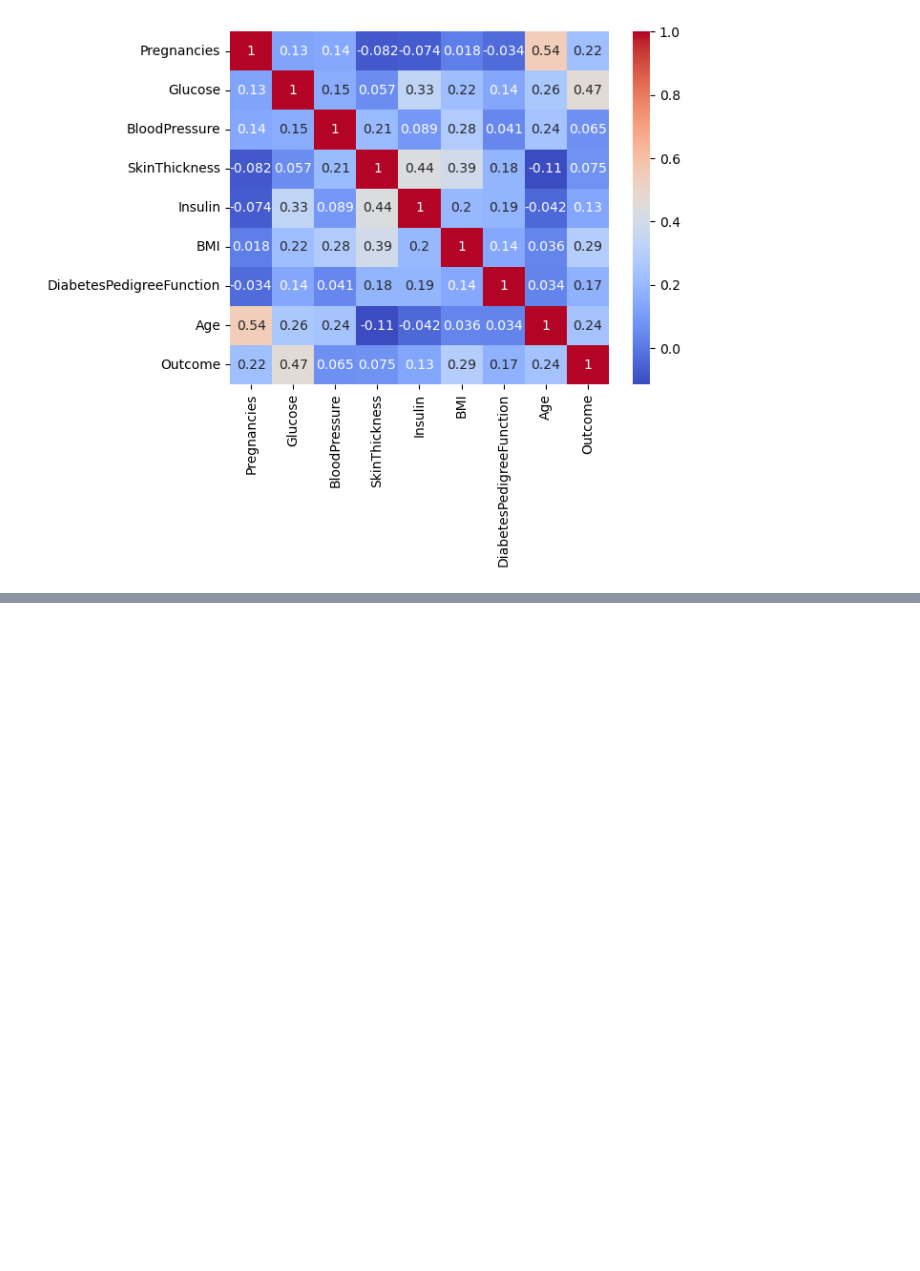
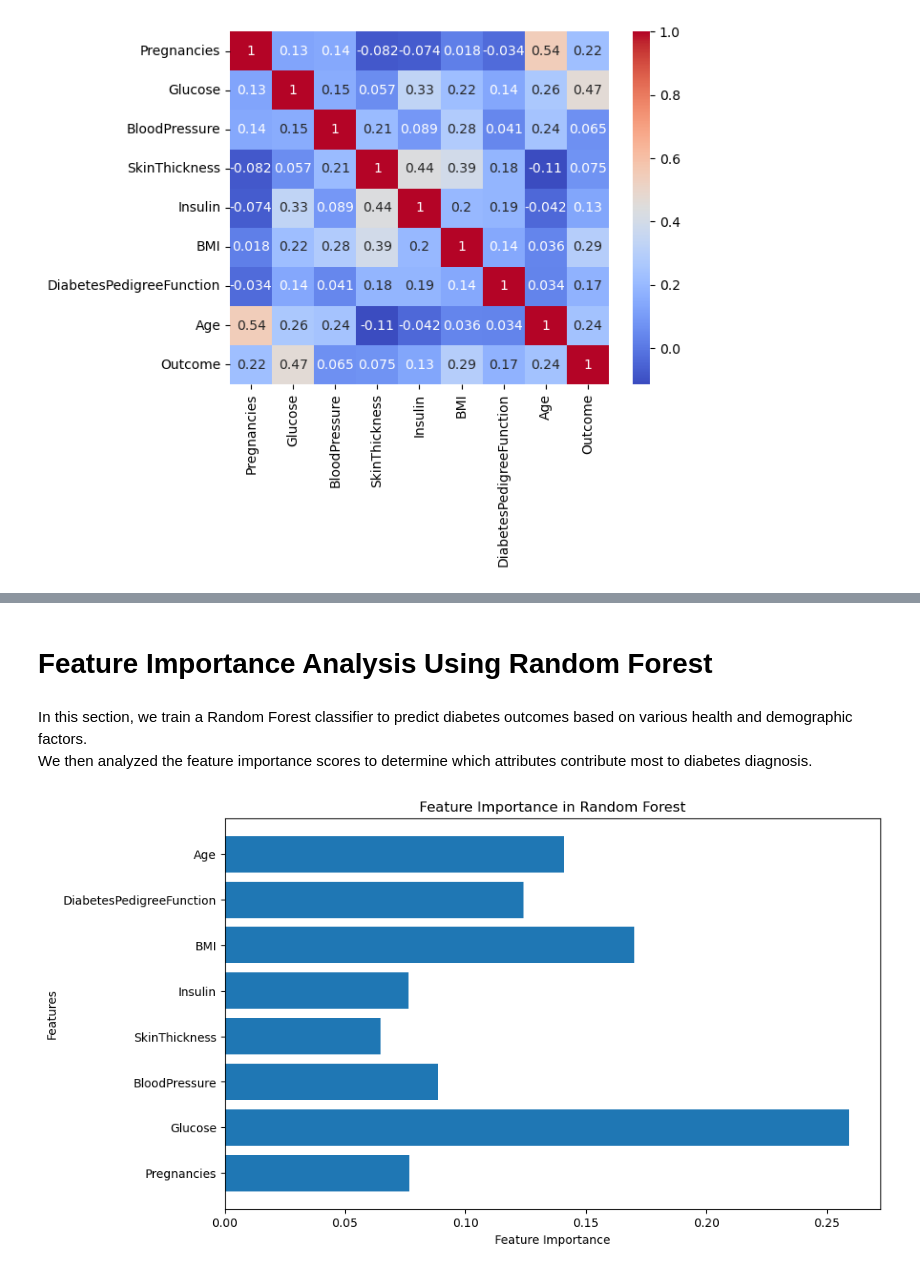
Before and after one commit to ASMach/CSCI-E184-PSET4, a Jupyter notebook: Diabetes Analysis.ipynb, the cells around one changed output, grey strips where cells are left out. Cells and saved outputs as stored; diff of their text form; code cells hidden in the pictures; blank space fills up the shorter version.

```diff
--- a/Diabetes Analysis.ipynb
+++ b/Diabetes Analysis.ipynb
@@ -74,0 +200,31 @@ We find that the strongest correlation is age, with a correlation of 0.54 to a p
+# %% [markdown]
+# Feature Importance Analysis Using Random Forest
+# %% [markdown]
+In this section, we train a Random Forest classifier to predict diabetes outcomes based on various health and demographic factors.
+We then analyzed the feature importance scores to determine which attributes contribute most to diabetes diagnosis.
+# %%
+# Split data into features (X) and target (y)
+X = df.drop('Outcome', axis=1)  # Features
+X = X.drop('Age Group', axis=1) # Could not categorize these
+X = X.drop('BMI Category', axis=1) # Could not categorize these
+y = df['Outcome']  # Target variable
+
+# Split data into training and testing sets
+X_train, X_test, y_train, y_test = train_test_split(X, y, test_size=0.2, random_state=42)
+
+# Train a Random Forest classifier
+randomForest = RandomForestClassifier(random_state=42)
+randomForest.fit(X_train, y_train)
+
+# Extract feature importances
+feature_importances = randomForest.feature_importances_
+
+# Visualize feature importances
+plt.figure(figsize=(10, 6))
+plt.barh(X.columns, feature_importances)
+plt.xlabel('Feature Importance')
+plt.ylabel('Features')
+plt.title('Feature Importance in Random Forest')
+plt.show()
+# %% [output]
+[figure, added]
```
Also changed, not shown: parts of 50 cells of this notebook.
